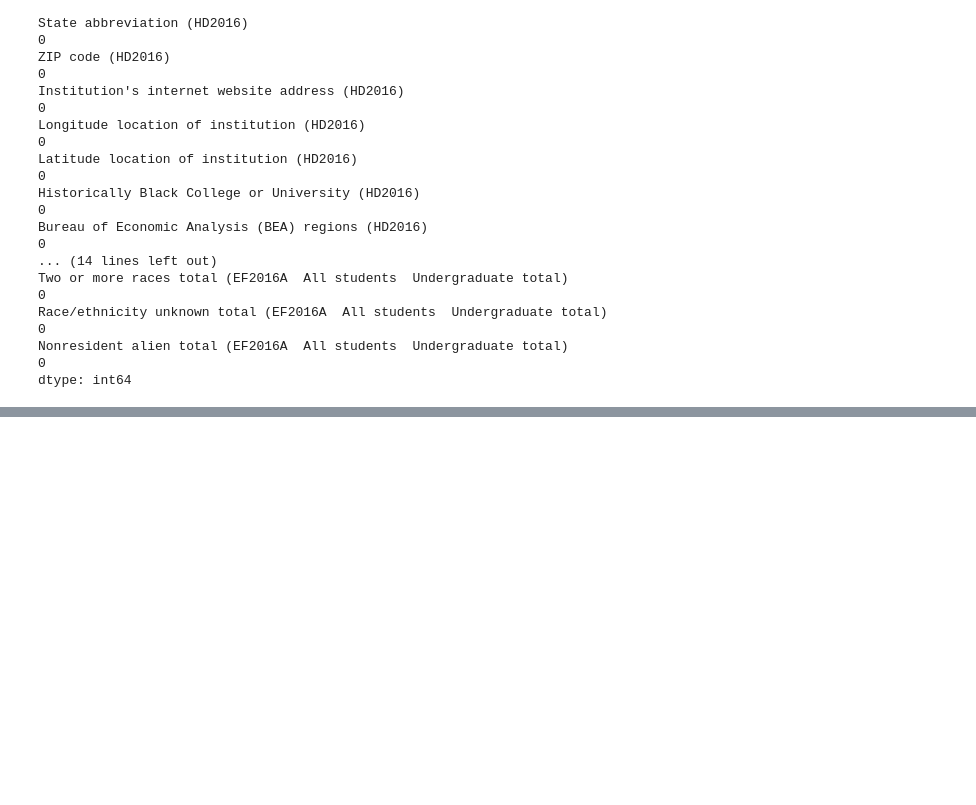
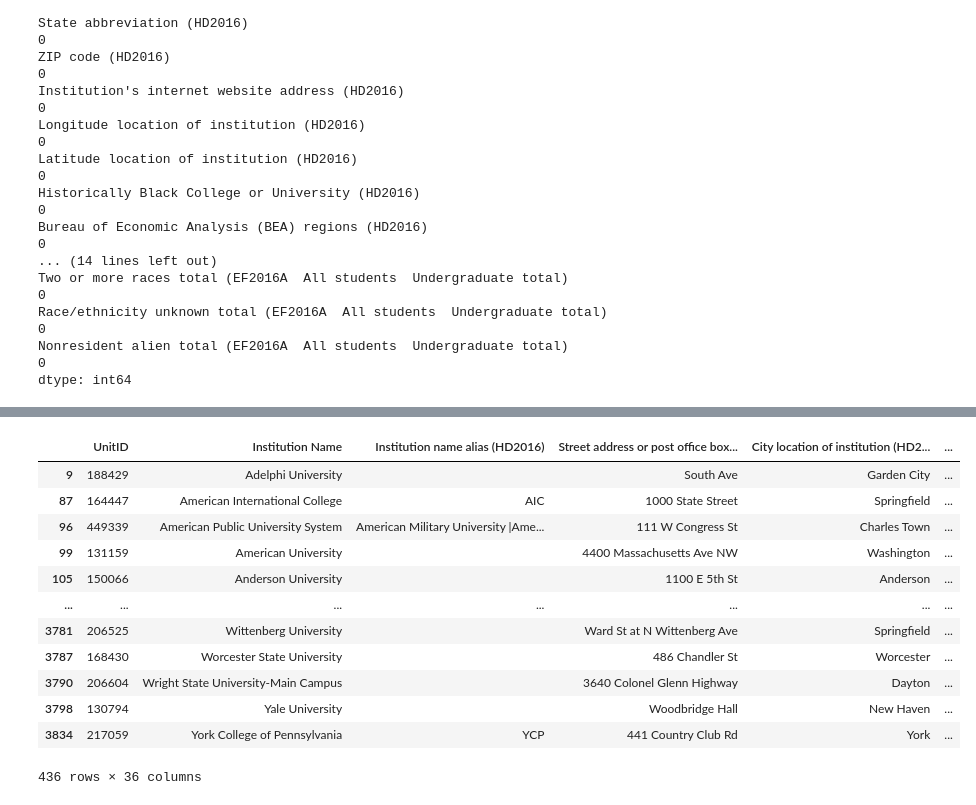
Before and after one commit to mthalken/Tuition_Analysis, a Jupyter notebook: cleaning_csv's.ipynb, the cells around one changed output, grey strips where cells are left out. Drawn from its saved outputs; the diff is of its cells as text; code cells hidden in the pictures; blank space fills up the shorter version.

```diff
--- a/cleaning_csv's.ipynb
+++ b/cleaning_csv's.ipynb
@@ -74,0 +133,17 @@ dtype: int64
+# %%
+clean_grad_rates_2016 = grad_rates_2016.dropna()
+clean_grad_rates_2016
+# %% [output]
+|  | UnitID | Institution Name | Institution name alias (HD2016) | Street address or post office box... | City location of institution (HD2... | ... |
+| 9 | 188429 | Adelphi University |  | South Ave | Garden City | ... |
+| 87 | 164447 | American International College | AIC | 1000 State Street | Springfield | ... |
+| 96 | 449339 | American Public University System | American Military University |Ame... | 111 W Congress St | Charles Town | ... |
+| 99 | 131159 | American University |  | 4400 Massachusetts Ave NW | Washington | ... |
+| 105 | 150066 | Anderson University |  | 1100 E 5th St | Anderson | ... |
+| ... | ... | ... | ... | ... | ... | ... |
+| 3781 | 206525 | Wittenberg University |  | Ward St at N Wittenberg Ave | Springfield | ... |
+| 3787 | 168430 | Worcester State University |  | 486 Chandler St | Worcester | ... |
+| 3790 | 206604 | Wright State University-Main Campus |  | 3640 Colonel Glenn Highway | Dayton | ... |
+| 3798 | 130794 | Yale University |  | Woodbridge Hall | New Haven | ... |
+| 3834 | 217059 | York College of Pennsylvania | YCP | 441 Country Club Rd | York | ... |
+436 rows × 36 columns
```
Also changed, not shown: parts of 6 cells of this notebook.
